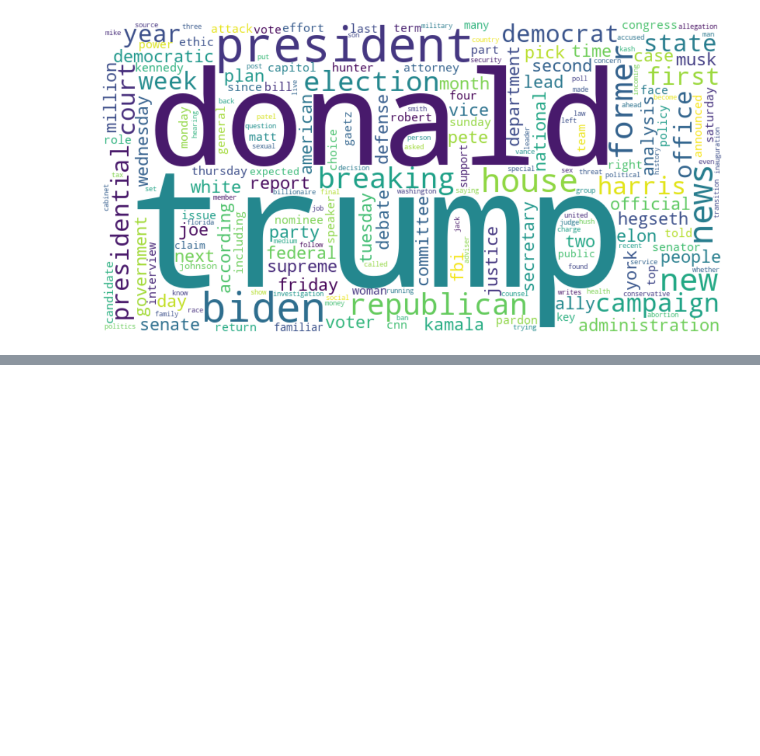
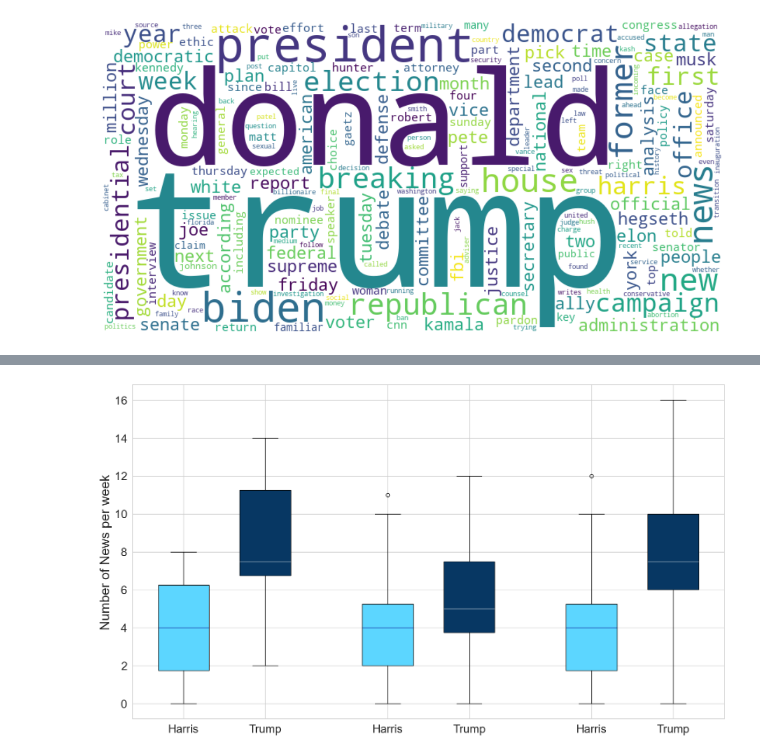
Before and after one commit to GustavoHessVL/BlueSky---WebScraping-, a Jupyter notebook: DataAnal.ipynb, the cells around one changed output, grey strips where cells are left out. Saved outputs shown, nothing was run; the diff lists cells and outputs as text; code cells hidden in the pictures; blank space fills up the shorter version.

```diff
--- a/DataAnal.ipynb
+++ b/DataAnal.ipynb
@@ -794,0 +1157,80 @@ ValueError: operands could not be broadcast together with shapes (1090,900,4) (1
+# %%
+import scipy.stats as stats
+from datetime import datetime
+from pprint import pprint
+
+def t_test(input_file):
+    data = pd.read_csv(input_file)
+    data = data[['Post Text', 'Post Timestamp']].drop_duplicates()
+    data['Post Timestamp'] = pd.to_datetime(
+        data['Post Timestamp']).dt.tz_localize(None)
+
+    start_date = datetime(2024, 7, 25)
+    end_date = datetime(2024, 11, 5)
+
+    data = data[(data['Post Timestamp'] >= start_date)
+                & (data['Post Timestamp'] <= end_date)]
+    data['Week'] = data['Post Timestamp'].dt.isocalendar().week
+
+    kamala_posts = data[data['Post Text'].str.contains(
+        'kamala' or 'harris', case=False, na=False)]
+    trump_posts = data[data['Post Text'].str.contains(
+        'trump' or "donald", case=False, na=False)]
+
+    kamala_weekly = kamala_posts.groupby('Week').size()
+    trump_weekly = trump_posts.groupby('Week').size()
+
+    weeks = range(start_date.isocalendar()[1], end_date.isocalendar()[1] + 1)
+    kamala_counts = list(kamala_weekly.reindex(weeks, fill_value=0))
+    trump_counts = list(trump_weekly.reindex(weeks, fill_value=0))
+
+
+    pprint(kamala_counts)
+    pprint(trump_counts)
+
+    return kamala_counts, trump_counts, stats.ttest_ind(a=kamala_counts, b= trump_counts, equal_var=False)
+
+
+
+km_counts_CNN, tp_counts_CNN, test_CNN = t_test("politics_posts_and_replies_CNN.csv")
+
+km_counts_TNYT, tp_counts_TNYT, test_TNYT = t_test("politics_posts_and_replies_TNYT.csv")
+
+km_counts_TWP, tp_counts_TWP, test_TWP = t_test("politics_posts_and_replies_TWP.csv")
+
+
+data = [km_counts_CNN, tp_counts_CNN,km_counts_TNYT, tp_counts_TNYT,km_counts_TWP, tp_counts_TWP]
+
+labels = ["Harris","Trump","Harris","Trump","Harris","Trump"]
+
+colors = [(92/255,214/255,255/255,1),(7/255,55/255,99/255,1),(92/255,214/255,255/255,1),(7/255,55/255,99/255,1),(92/255,214/255,255/255,1),(7/255,55/255,99/255,1)]
+
+positions = [0.5,1.3,2.5,3.3,4.5,5.3]
+
+fig, ax = plt.subplots()
+
+
+size = 20
+
+ax.set_ylabel("Number of News per week", fontsize =size+3)
+bplot = ax.boxplot(data,patch_artist=True, tick_labels=labels,positions=positions)
+
+for patch, color in zip(bplot["boxes"],colors):
+    patch.set_facecolor(color)
+
+colors = ["darkblue","white","darkblue","white","darkblue","white"]
+
+
+for median, color in zip(bplot["medians"],colors):
+    median.set_color(color)
+
+print(bplot)
+
+
+ax.tick_params(axis='both', which='major', labelsize=size)
+
+fig.set_size_inches(18.5, 10.5)
+
+
+plt.show()
+# %% [output]
@@ -794,0 +1244 @@ ValueError: operands could not be broadcast together with shapes (1090,900,4) (1
+[figure, added]
```
Also changed, not shown: parts of 15 cells of this notebook.
